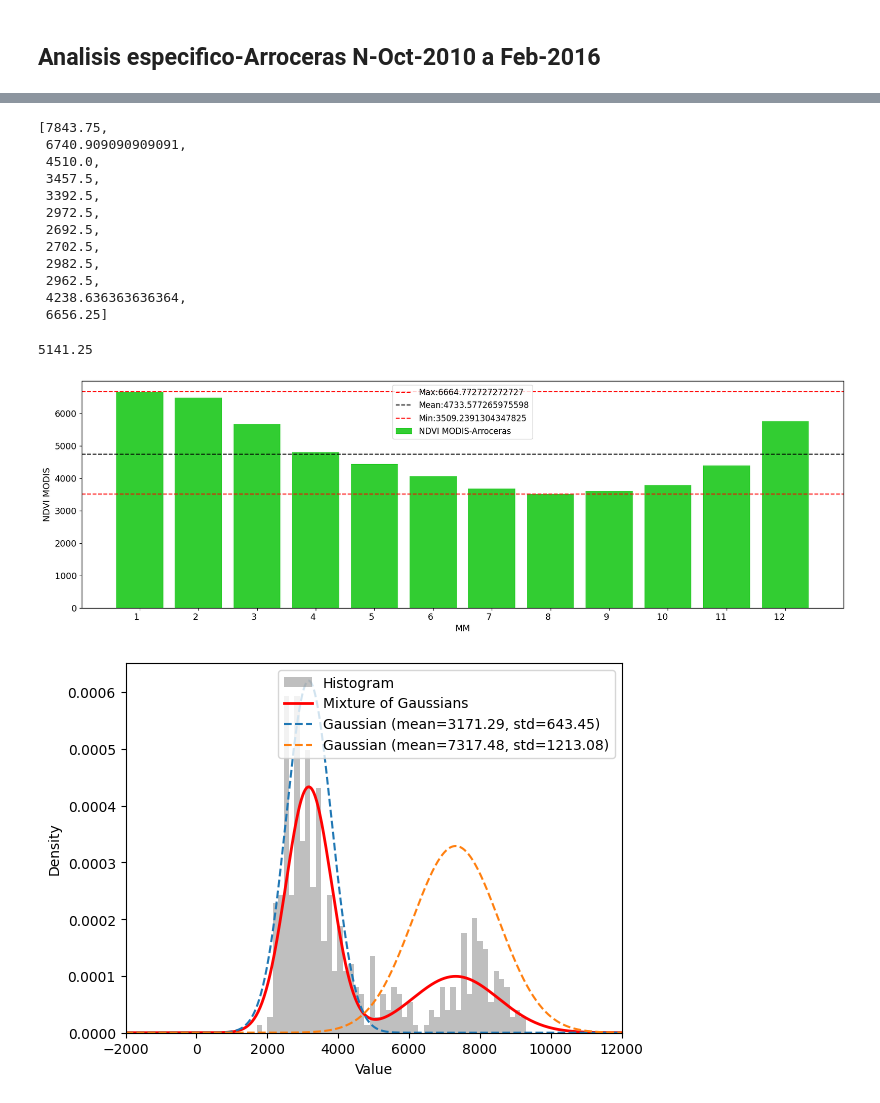
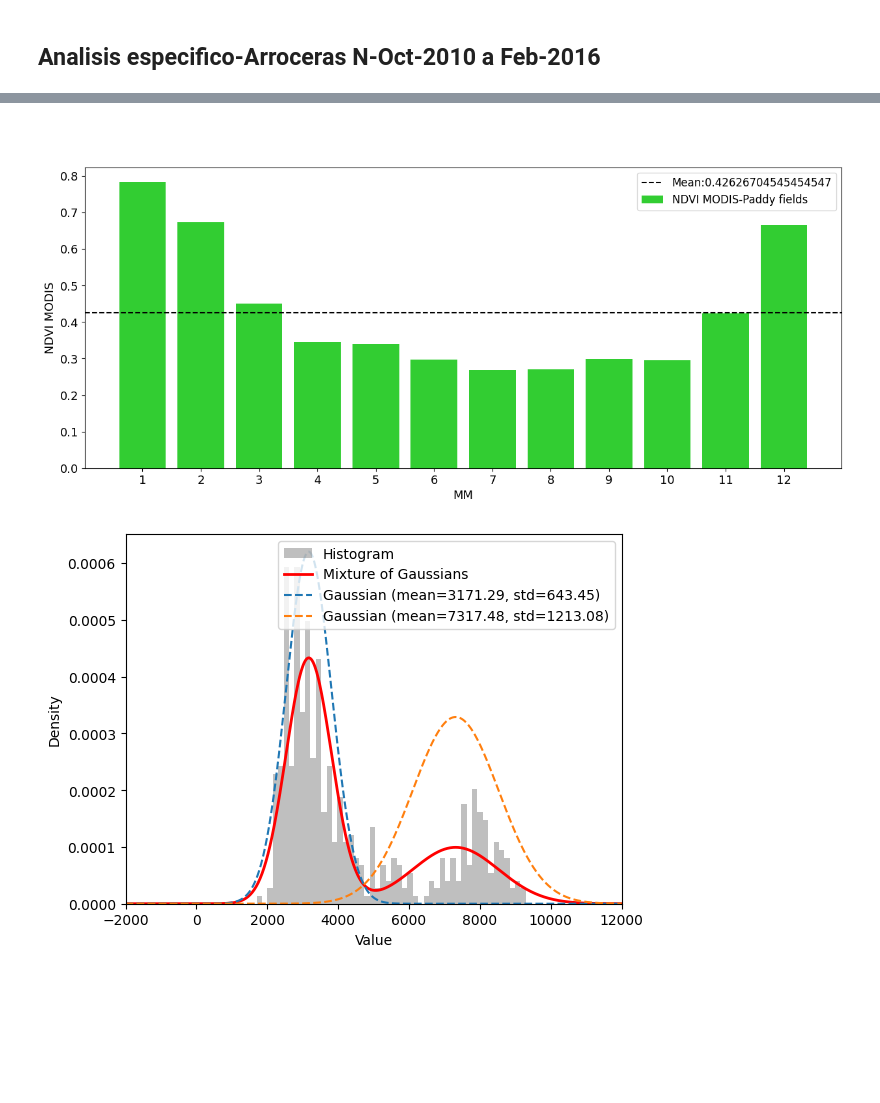
Before and after one commit to francobarrionuevoenv21/ClusteringPaddyFields_Fires_SanJavier, a Jupyter notebook: 03_CoverTypes2022_sampling.ipynb, the cells around one changed output, grey strips where cells are left out. Cells and saved outputs as stored; diff of their text form; code cells hidden in the pictures; blank space fills up the shorter version.

```diff
--- a/03_CoverTypes2022_sampling.ipynb
+++ b/03_CoverTypes2022_sampling.ipynb
@@ -46,7 +46,7 @@ dfLoaded.head(10)
 # %%
 # Extract the NDVI values
 matrixNDVISamples = dfLoaded.iloc[:, :-1].to_numpy()
-matrixNDVISamples = matrixNDVISamples*10000
+matrixNDVISamples = matrixNDVISamples#*10000
 # %%
 # Get dates and cover types values
 listDates = list(dfLoaded.columns)
@@ -155,10 +153,17 @@ plt.show()
+# %% [markdown]
+###
 # %%
+# Get a copy of the NDVI dataframe filtered by paddy fields
 dfNDVITransverFilt01MV = dfNDVITransverFilt01[listArrocN].copy()
-listFechas = dfNDVITransverFilt01['Fecha'].astype('str')
 
-listMeses = [int(f[5:7]) for f in listFechas]
+# Get month value of each register
+listDates = dfNDVITransverFilt01['Fecha'].astype('str')
+listMonths = [int(f[5:7]) for f in listDates]
 
+# New dataframe with mean NDVI and month values
 dfMeanNDVIxMM = pd.DataFrame()
+dfMeanNDVIxMM['MeanNDVI'] = np.mean(dfNDVITransverFilt01MV.to_numpy(), axis=1) # Average the NDVI values for all (4) samples
+dfMeanNDVIxMM['Mes'] = [int(f[5:7]) for f in listDates]
 
-dfMeanNDVIxMM['MeanNDVI'] = np.mean(dfNDVITransverFilt01MV.to_numpy(), axis=1)
-dfMeanNDVIxMM['Mes'] = [int(f[5:7]) for f in listFechas]
+# Get monthly NDVI value for paddy fields according to 2010-2016 data
+dfMeanNDVIxMM = dfMeanNDVIxMM.groupby('Mes').mean()
@@ -170,48 +170,27 @@ for m in range(1, 13):
-# %%
-listMeanNDVIVal
-# %% [output]
-[7843.75,
- 6740.909090909091,
- 4510.0,
- 3457.5,
- 3392.5,
- 2972.5,
- 2692.5,
- 2702.5,
- 2982.5,
- 2962.5,
- 4238.636363636364,
- 6656.25]
-# %%
-listMeanNDVIVal[0]-listMeanNDVIVal[7]
-# %% [output]
-5141.25
 # %%
-fig, axs = plt.subplots(figsize=(20, 6))#, sharex=True)
+fig, axs = plt.subplots(figsize=(15, 6))
 
-axs.bar([m for m in range(1, 13)], np.array(listMeanNDVIVal),
+axs.bar(dfMeanNDVIxMM.index, dfMeanNDVIxMM.MeanNDVI,
         color='limegreen',
         width =0.8,
-        label='NDVI MODIS-Arroceras')
+        label='NDVI MODIS-Paddy fields')
 
 axs.set_ylabel('NDVI MODIS', fontsize=13)#'Burned area ['+r'$km^2$'+']', fontsize=15)
 axs.set_xlabel('MM', fontsize=13)
-#axs.legend(fontsize=12)
 
-axs.axhline(y=np.array(listMeanNDVIVal).max(), label=f'Max:{np.array(listMeanNDVIVal).max()}',color='red', linestyle='--')
-axs.axhline(y=np.array(listMeanNDVIVal).mean(), label=f'Mean:{np.array(listMeanNDVIVal).mean()}',color='black', linestyle='--')
-axs.axhline(y=np.array(listMeanNDVIVal).min(), label=f'Min:{np.array(listMeanNDVIVal).min()}',color='red', linestyle='--')
+axs.axhline(y=dfMeanNDVIxMM.MeanNDVI.mean(), label=f'Mean:{dfMeanNDVIxMM.MeanNDVI.mean()}',color='black', linestyle='--')
+#axs.axhline(y=np.array(listMeanNDVIVal).max(), label=f'Max:{np.array(listMeanNDVIVal).max()}',color='red', linestyle='--')
+#axs.axhline(y=np.array(listMeanNDVIVal).min(), label=f'Min:{np.array(listMeanNDVIVal).min()}',color='red', linestyle='--')
 
+# Adjust the frequency of x-axis ticks
+axs.xaxis.set_major_locator(plt.MultipleLocator(base=1))  # Adjust to desired frequency
+axs.tick_params(axis='both', labelsize=13)
 
 axs.legend(fontsize=12)
-# Adjust the frequency of x-axis ticks
-axs.xaxis.set_major_locator(plt.MultipleLocator(base=1))  # Adjust to desired frequency
-axs.set_xticklabels(axs.get_xticklabels(), rotation=0, ha='right', fontsize=11)
-axs.tick_params(axis='both', labelsize=13)
 
 plt.show()
 # %% [output]
-[figure, old version]
+[figure, new version]
 # %%
 data = dfNDVITransverFilt01MV.to_numpy().flatten()
 # %%
```
Also changed, not shown: parts of 4 cells of this notebook.
